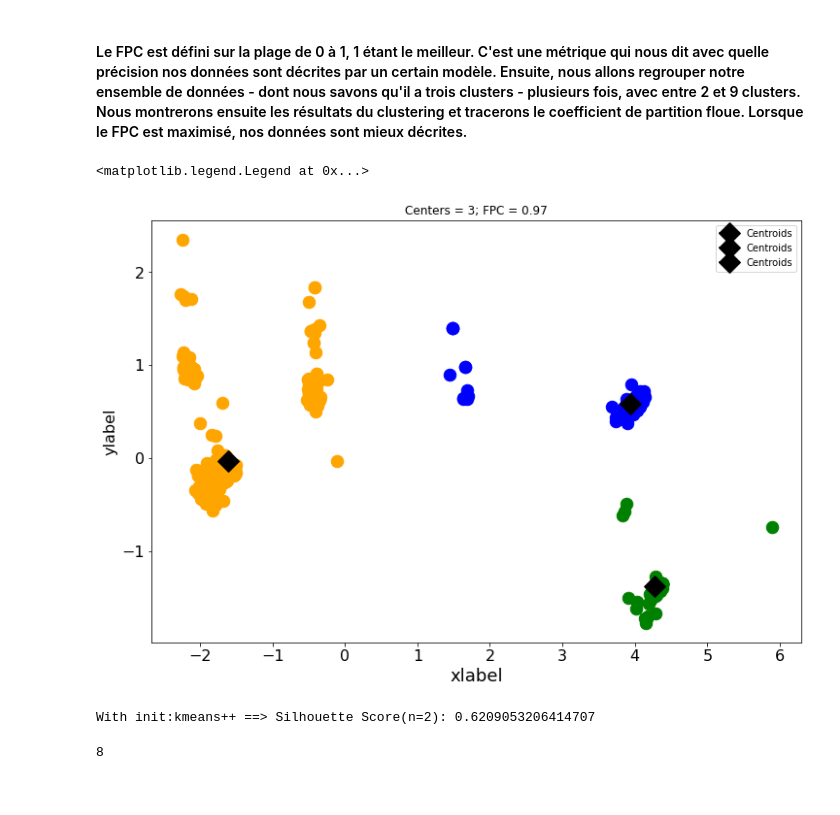
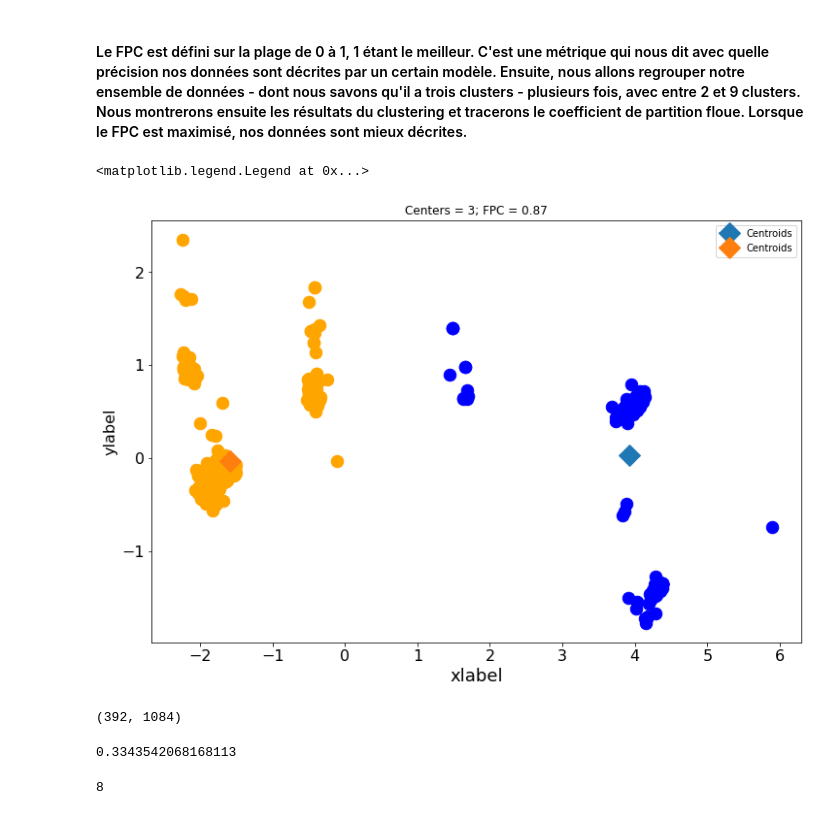
Before and after one commit to ab3masta/pfe_final_notebook, a Jupyter notebook: clustering.ipynb, the cells around one changed output. Drawn from its saved outputs; the diff is of its cells as text; code cells hidden in the pictures.

Commit message:
reshape data for fuzzy clustering method

```diff
--- a/clustering.ipynb
+++ b/clustering.ipynb
@@ -358,7 +358,9 @@ fpcs = []
 colors = ['b', 'orange', 'g', 'r', 'c', 'm', 'y', 'k', 'Brown', 'ForestGreen']
 xpts = np.hstack(X[:,0])
 ypts = np.hstack(X[:,1])
-alldata = np.vstack((xpts, ypts))
+#alldata = np.vstack((xpts, ypts))
+alldata = features.T
+
 for ncenters, ax in enumerate(axes1.reshape(-1), 2):
     cntr, u, u0, d, jm, p, fpc = fuzz.cluster.cmeans(
         alldata, ncenters, 2, error=0.005, maxiter=1000, init=None)
@@ -388,40 +390,48 @@ fig1.savefig('iris_dataset.png')
 # %%
 X = features
 colors = ['b', 'orange', 'g', 'r', 'c', 'm', 'y', 'k', 'Brown', 'ForestGreen']
 xpts = np.hstack(X[:,0])
 ypts = np.hstack(X[:,1])
-alldata = np.vstack((xpts, ypts))
 
-cntr, u, u0, d, jm, p, fpc = fuzz.cluster.cmeans(alldata, 3, 2, error=0.005, maxiter=1000, init=None)
+alldata = features.T
+
+cntr, u, u0, d, jm, p, fpc = fuzz.cluster.cmeans(alldata, 2, 2, error=0.005, maxiter=1000, init=None)
 
 # Plot assigned clusters, for each data point in training set
 plt.figure(figsize=(12, 8))
 plt.xticks(fontsize=16)
 plt.yticks(fontsize=16)
 plt.xlabel('xlabel', fontsize=18)
 plt.ylabel('ylabel', fontsize=16)
 
 cluster_membership = np.argmax(u, axis=0)
-for j in range(ncenters):
-    plt.plot(xpts[cluster_membership == j],ypts[cluster_membership == j], '.',markersize=25, color=colors[j])
+
+plt.plot(alldata[0,cluster_membership == 0],alldata[1,cluster_membership == 0], '.',markersize=25, color=colors[0])
+plt.plot(alldata[0,cluster_membership == 1],alldata[1,cluster_membership == 1], '.',markersize=25, color=colors[1])
+
 
 # Mark the center of each fuzzy cluster
 for pt in cntr:
-    plt.plot(pt[0], pt[1], marker='D', color="black",markersize=15,label = 'Centroids')
+    plt.plot(pt[0], pt[1], marker='D',markersize=15,label = 'Centroids')
 
 plt.title('Centers = {0}; FPC = {1:.2f}'.format(3, fpc))
 plt.legend()
 # %% [output]
 <matplotlib.legend.Legend at 0x...>
-[figure, old version]
+[figure, new version]
+# %%
+features.T.shape
+# %% [output]
+(392, 1084)
 # %%
 #u, u0, d, jm, p, fpc = fuzz.cluster.cmeans_predict(alldata, cntr, 2, error=0.005, maxiter=1000, init=None)
-cntr, u, u0, d, jm, p, fpc = fuzz.cluster.cmeans(alldata, 2, 2, error=0.005, maxiter=1000, init=None)
+cntr, u, u0, d, jm, p, fpc = fuzz.cluster.cmeans(features.T, 5, 2, error=0.005, maxiter=1000, init=None)
 cluster_membership = np.argmax(u, axis=0)
+print(fpc)
 # Comparaison of models
-print(f'With init:kmeans++ ==> Silhouette Score(n=2): {silhouette_score(features,cluster_membership)}')
+# print(f'With init:kmeans++ ==> Silhouette Score(n=2): {silhouette_score(features,cluster_membership)}')
 # %% [output]
-With init:kmeans++ ==> Silhouette Score(n=2): 0.6209053206414707
+0.3343542068168113
 # %%
 p
 # %% [output]
```
Also changed, not shown: parts of 1 cell of this notebook, 3 other files.
